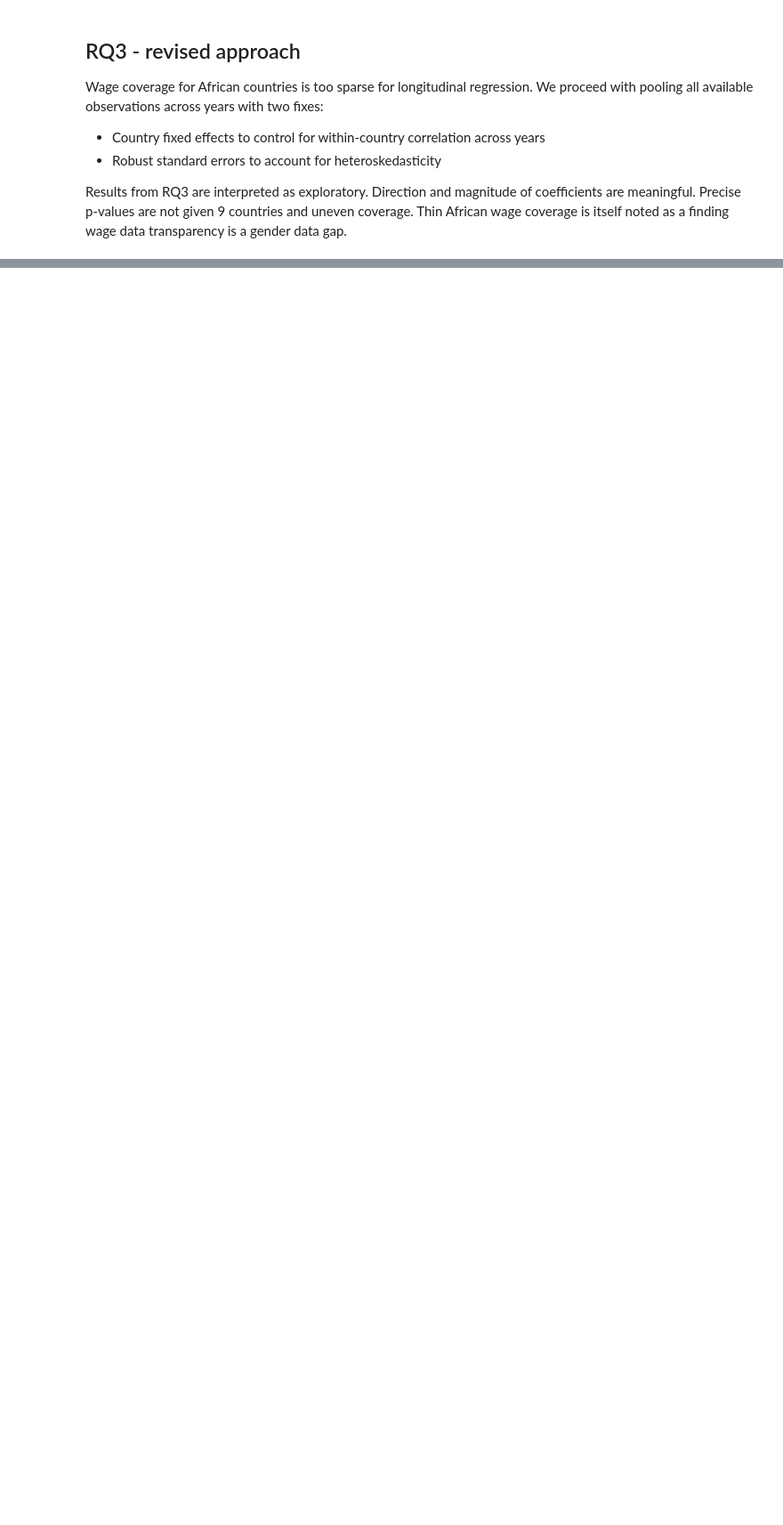
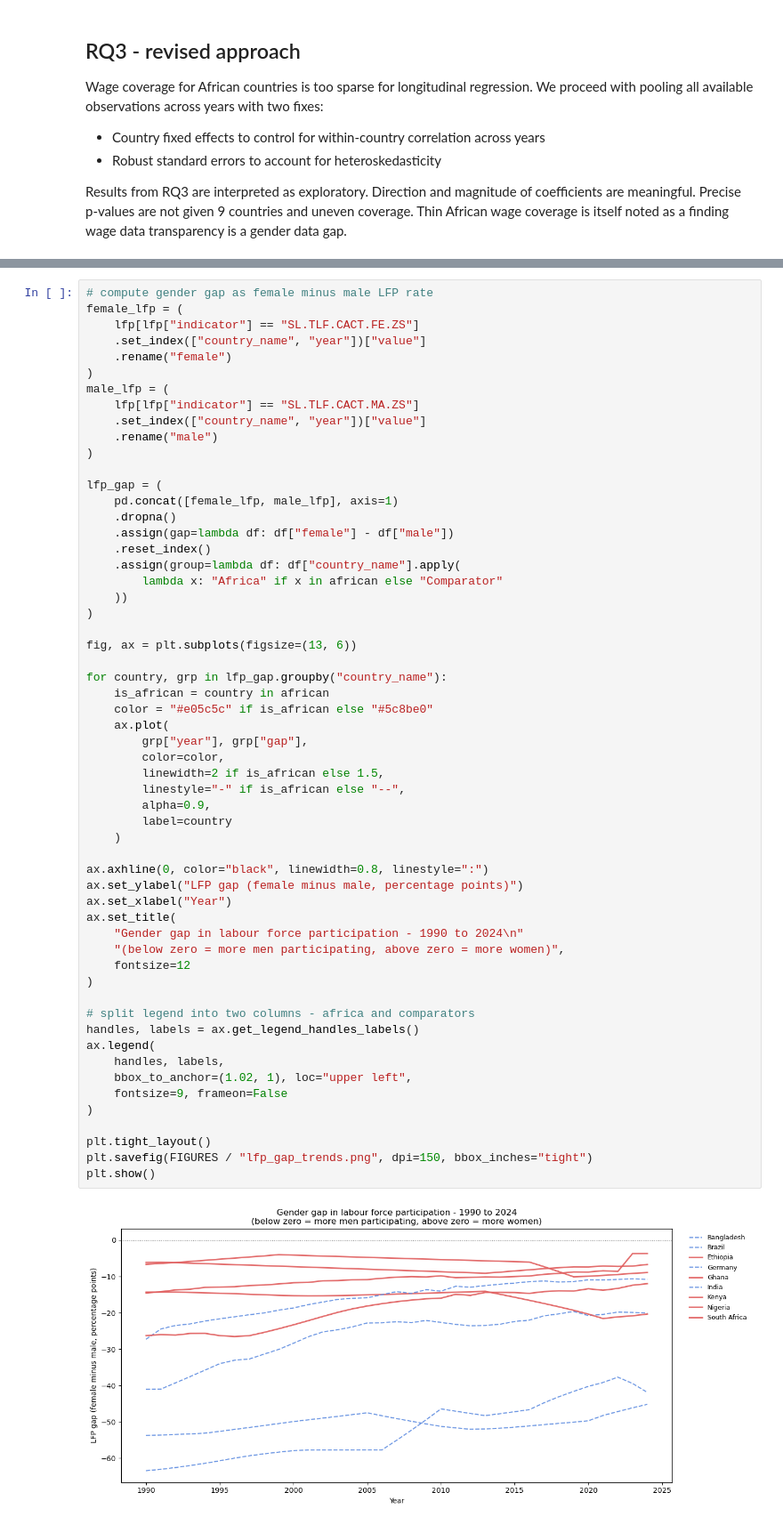
Before and after one commit to kozah04/gender-inequality, a Jupyter notebook: notebooks/eda.ipynb, the cells around one changed output, grey strips where cells are left out. Shown at 89% size. Drawn from its saved outputs; the diff is of its cells as text; blank space fills up the shorter version.

```diff
--- a/notebooks/eda.ipynb
+++ b/notebooks/eda.ipynb
@@ -380,0 +680,59 @@ Results from RQ3 are interpreted as exploratory. Direction and magnitude of coef
+# %%
+# compute gender gap as female minus male LFP rate
+female_lfp = (
+    lfp[lfp["indicator"] == "SL.TLF.CACT.FE.ZS"]
+    .set_index(["country_name", "year"])["value"]
+    .rename("female")
+)
+male_lfp = (
+    lfp[lfp["indicator"] == "SL.TLF.CACT.MA.ZS"]
+    .set_index(["country_name", "year"])["value"]
+    .rename("male")
+)
+
+lfp_gap = (
+    pd.concat([female_lfp, male_lfp], axis=1)
+    .dropna()
+    .assign(gap=lambda df: df["female"] - df["male"])
+    .reset_index()
+    .assign(group=lambda df: df["country_name"].apply(
+        lambda x: "Africa" if x in african else "Comparator"
+    ))
+)
+
+fig, ax = plt.subplots(figsize=(13, 6))
+
+for country, grp in lfp_gap.groupby("country_name"):
+    is_african = country in african
+    color = "#e05c5c" if is_african else "#5c8be0"
+    ax.plot(
+        grp["year"], grp["gap"],
+        color=color,
+        linewidth=2 if is_african else 1.5,
+        linestyle="-" if is_african else "--",
+        alpha=0.9,
+        label=country
+    )
+
+ax.axhline(0, color="black", linewidth=0.8, linestyle=":")
+ax.set_ylabel("LFP gap (female minus male, percentage points)")
+ax.set_xlabel("Year")
+ax.set_title(
+    "Gender gap in labour force participation - 1990 to 2024\n"
+    "(below zero = more men participating, above zero = more women)",
+    fontsize=12
+)
+
+# split legend into two columns - africa and comparators
+handles, labels = ax.get_legend_handles_labels()
+ax.legend(
+    handles, labels,
+    bbox_to_anchor=(1.02, 1), loc="upper left",
+    fontsize=9, frameon=False
+)
+
+plt.tight_layout()
+plt.savefig(FIGURES / "lfp_gap_trends.png", dpi=150, bbox_inches="tight")
+plt.show()
+# %% [output]
+[figure, added]
```
Also changed, not shown: parts of 15 cells of this notebook, 1 other file.
